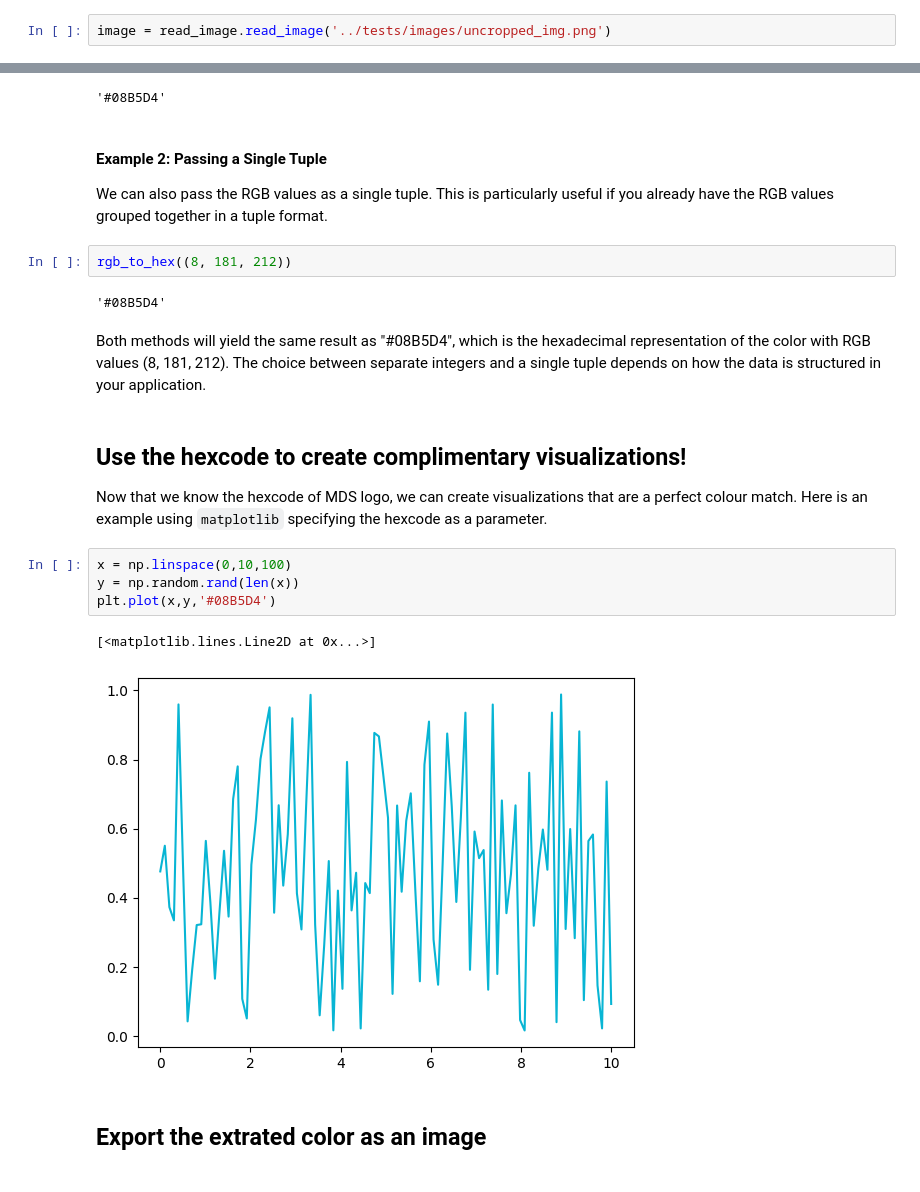
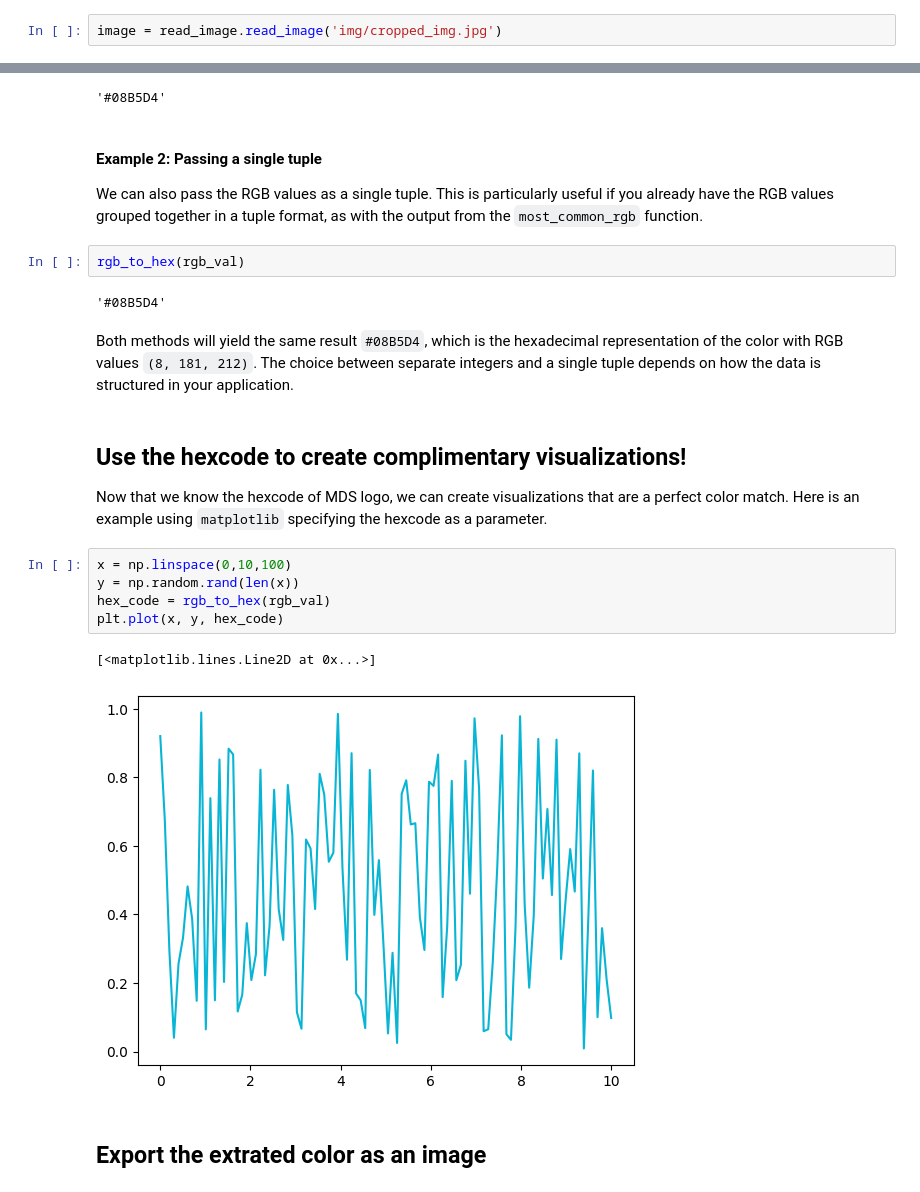
Before and after one commit to UBC-MDS/hexdropper, a Jupyter notebook: docs/example.ipynb, the cells around one changed output, grey strips where cells are left out. Cells and saved outputs as stored; diff of their text form.

Commit message:
updated readme, edited example.ipynb for style and consistency

```diff
--- a/docs/example.ipynb
+++ b/docs/example.ipynb
@@ -22,2 +22,2 @@ Start by reading in a cropped image containing the colour we would like to match
 # %%
-image = read_image.read_image('../tests/images/uncropped_img.png')
+image = read_image.read_image('img/cropped_img.jpg')
@@ -49,24 +51,25 @@ rgb_to_hex(8, 181, 212)
 # %% [output]
 '#08B5D4'
 # %% [markdown]
-#### Example 2: Passing a Single Tuple
-We can also pass the RGB values as a single tuple. This is particularly useful if you already have the RGB values grouped together in a tuple format.
+#### Example 2: Passing a single tuple
+We can also pass the RGB values as a single tuple. This is particularly useful if you already have the RGB values grouped together in a tuple format, as with the output from the `most_common_rgb` function.
-# %%
-rgb_to_hex((8, 181, 212))
-# %% [output]
-'#08B5D4'
+# %%
+rgb_to_hex(rgb_val)
+# %% [output]
+'#08B5D4'
 # %% [markdown]
-Both methods will yield the same result as "#08B5D4", which is the hexadecimal representation of the color with RGB values (8, 181, 212). The choice between separate integers and a single tuple depends on how the data is structured in your application.
+Both methods will yield the same result `#08B5D4`, which is the hexadecimal representation of the color with RGB values `(8, 181, 212)`. The choice between separate integers and a single tuple depends on how the data is structured in your application.
 # %% [markdown]
 ## Use the hexcode to create complimentary visualizations!
-Now that we know the hexcode of MDS logo, we can create visualizations that are a perfect colour match. Here is an example using `matplotlib` specifying the hexcode as a parameter.
+Now that we know the hexcode of MDS logo, we can create visualizations that are a perfect color match. Here is an example using `matplotlib` specifying the hexcode as a parameter.
 # %%
 x = np.linspace(0,10,100)
 y = np.random.rand(len(x))
-plt.plot(x,y,'#08B5D4')
+hex_code = rgb_to_hex(rgb_val)
+plt.plot(x, y, hex_code)
 # %% [output]
 [<matplotlib.lines.Line2D at 0x...>]
-[figure, old version]
+[figure, new version]
 # %% [markdown]
 ## Export the extrated color as an image
 # %% [markdown]
```
Also changed, not shown: parts of 14 cells of this notebook, 4 other files.
